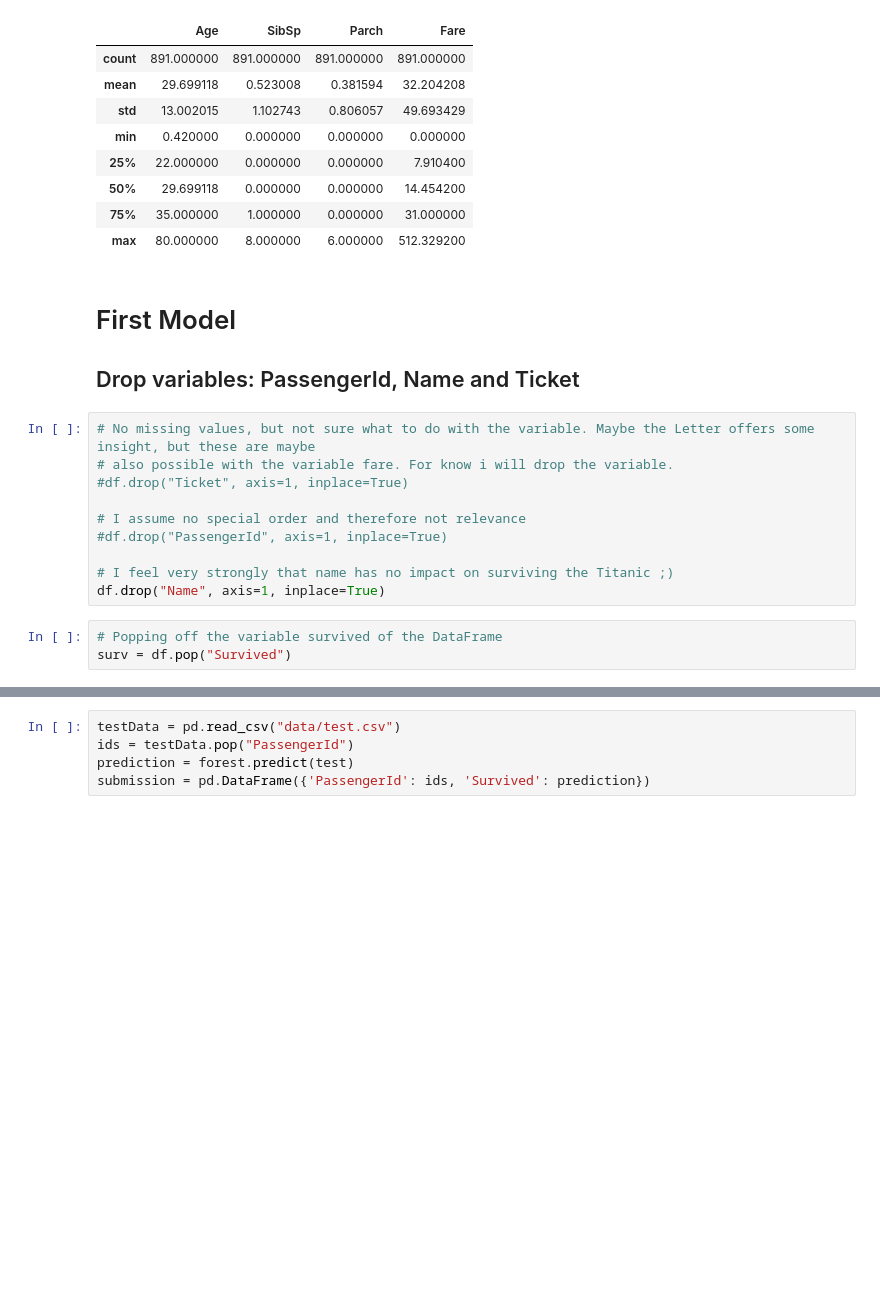
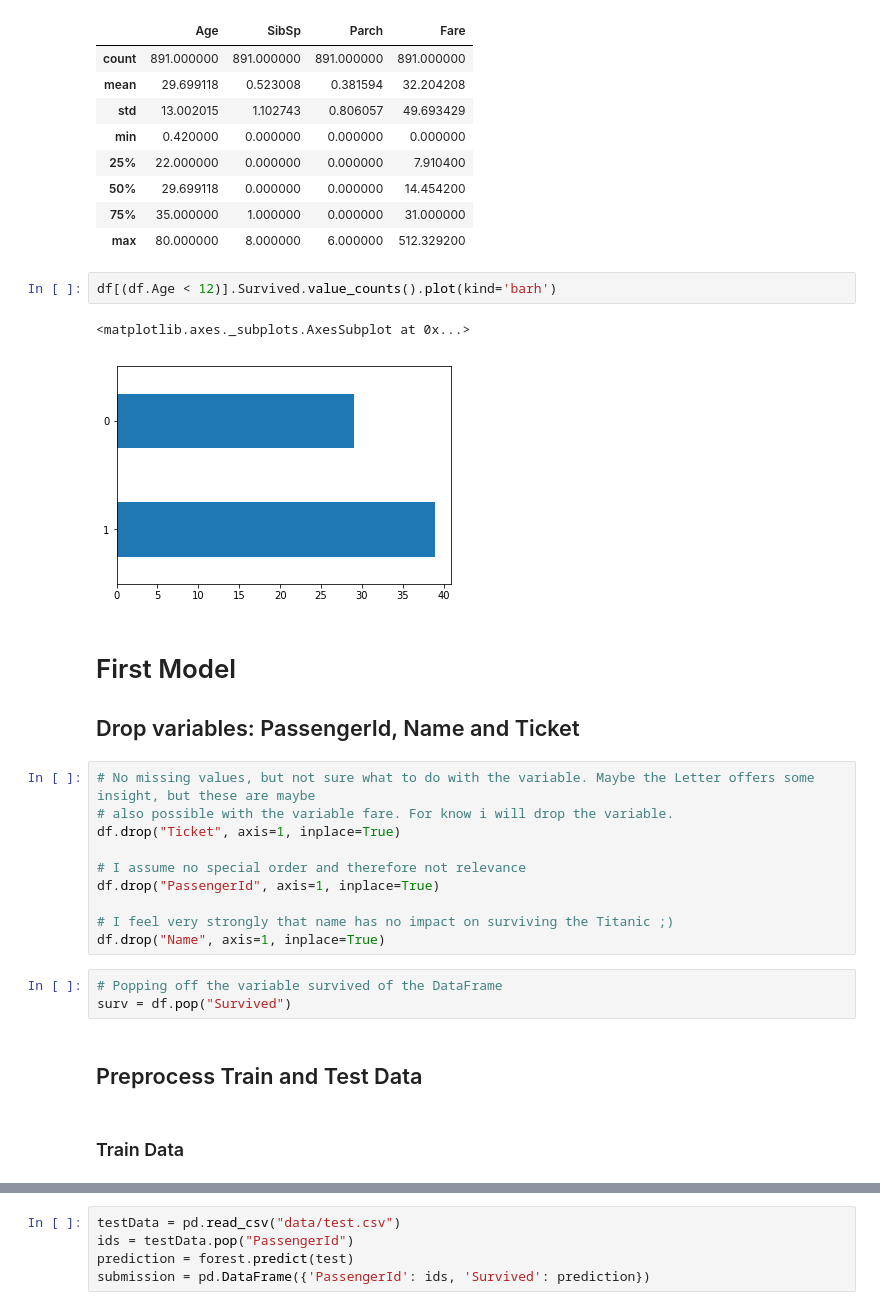
Before and after one commit to d4vidbiertmpl/kaggle-titanic, a Jupyter notebook: Kaggle_Titanic.ipynb, the cells around one changed output, grey strips where cells are left out. Cells and saved outputs as stored; diff of their text form; blank space fills up the shorter version.

```diff
--- a/Kaggle_Titanic.ipynb
+++ b/Kaggle_Titanic.ipynb
@@ -265,6 +256,11 @@ continuousVariables
 | 50% | 29.699118 | 0.000000 | 0.000000 | 14.454200 |
 | 75% | 35.000000 | 1.000000 | 0.000000 | 31.000000 |
 | max | 80.000000 | 8.000000 | 6.000000 | 512.329200 |
+# %%
+df[(df.Age < 12)].Survived.value_counts().plot(kind='barh')
+# %% [output]
+<matplotlib.axes._subplots.AxesSubplot at 0x...>
+[figure, added]
 # %% [markdown]
 # First Model
 
@@ -272,13 +268,17 @@ continuousVariables
 # %%
 # No missing values, but not sure what to do with the variable. Maybe the Letter offers some insight, but these are maybe
 # also possible with the variable fare. For know i will drop the variable.
-#df.drop("Ticket", axis=1, inplace=True)
+df.drop("Ticket", axis=1, inplace=True)
 
 # I assume no special order and therefore not relevance
-#df.drop("PassengerId", axis=1, inplace=True)
+df.drop("PassengerId", axis=1, inplace=True)
 
 # I feel very strongly that name has no impact on surviving the Titanic ;)
 df.drop("Name", axis=1, inplace=True)
 # %%
 # Popping off the variable survived of the DataFrame
 surv = df.pop("Survived")
+# %% [markdown]
+## Preprocess Train and Test Data
+# %% [markdown]
+### Train Data
```
Also changed, not shown: parts of 30 cells of this notebook, 1 other file.
